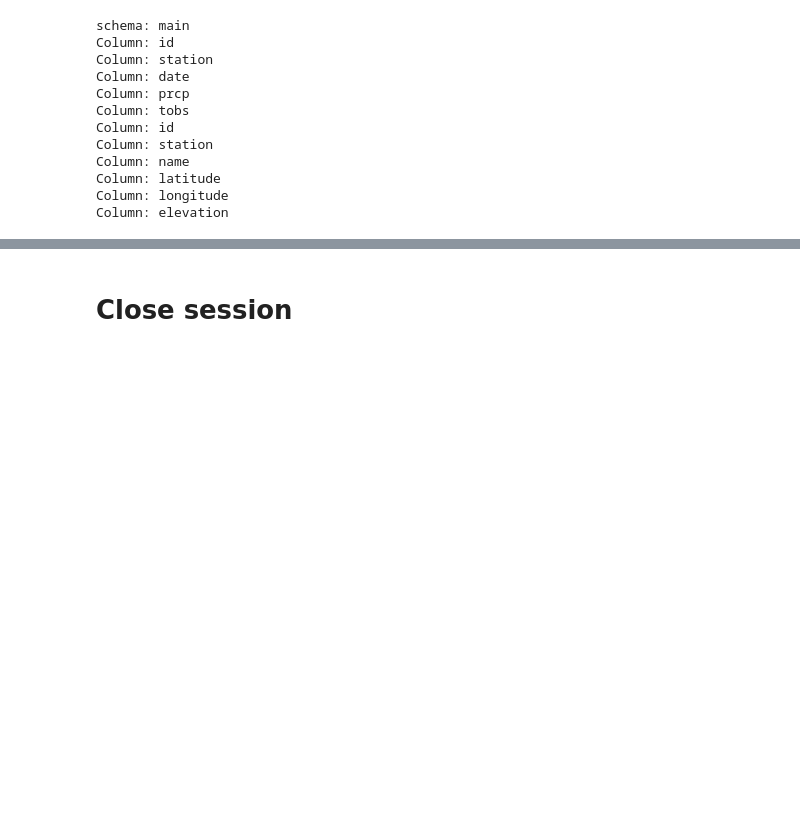
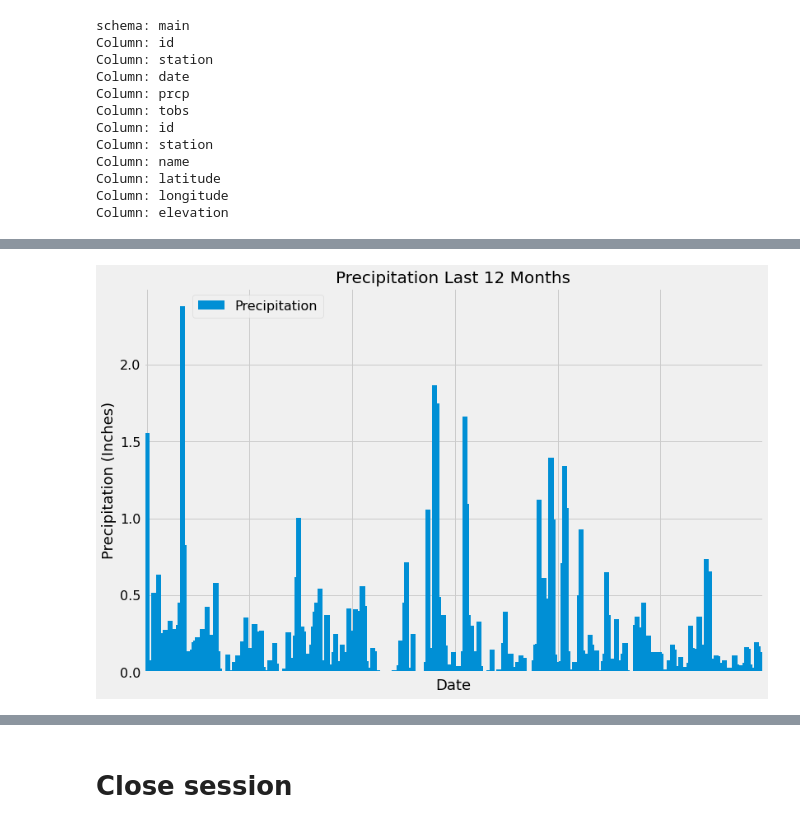
Before and after one commit to tmsteph/sqlalchemy-challenge, a Jupyter notebook: climate_starter.ipynb, the cells around one changed output, grey strips where cells are left out. Cells and saved outputs as stored; diff of their text form; code cells hidden in the pictures; blank space fills up the shorter version.

```diff
--- a/climate_starter.ipynb
+++ b/climate_starter.ipynb
@@ -72,0 +74,4 @@ Column: elevation
+# %%
+# Latest Date
+latest_date = session.query(Measurement.date).order_by(Measurement.date.desc()).first().date
+latest_date
@@ -89,0 +87,4 @@ Column: elevation
+# %%
+# Calculate the date one year from the last date in data set.
+last_twelve_months = dt.datetime.strptime(latest_date, '%Y-%m-%d') - dt.timedelta(days=365)
+last_twelve_months
@@ -89,0 +93,11 @@ Column: elevation
+# %%
+# Perform a query to retrieve the data and precipitation scores
+# Calculate the date one year from the last date in data set.
+p_results = session.query(Measurement.date, func.avg(Measurement.prcp)).\
+                    filter(Measurement.date >= last_twelve_months).\
+                    group_by(Measurement.date).all()
+# %%
+# Put data into dataframe
+precipitation_df = pd.DataFrame(p_results, columns=['Date', 'Precipitation'])
+precipitation_df.set_index('Date', inplace=True)
+precipitation_df.head()
@@ -90 +112,16 @@ Column: elevation
+# %%
+# Plot the precipitation for the past 12 months
+ax = precipitation_df.plot(kind='bar', width=3, figsize=(12,8))
+plt.locator_params(axis='x', nbins=6)
+ax.xaxis.set_major_formatter(plt.NullFormatter())
+ax.tick_params(axis='y', labelsize=16)
+ax.grid(True)
+plt.legend(bbox_to_anchor=(.3,1), fontsize="16")
+plt.title("Precipitation Last 12 Months", size=20)
+plt.ylabel("Precipitation (Inches)", size=18)
+plt.xlabel("Date", size=18)
+#plt.savefig("")
+plt.show()
+# %% [output]
+[figure, added]
 # %%
```
Also changed, not shown: parts of 19 cells of this notebook, 1 other file.
